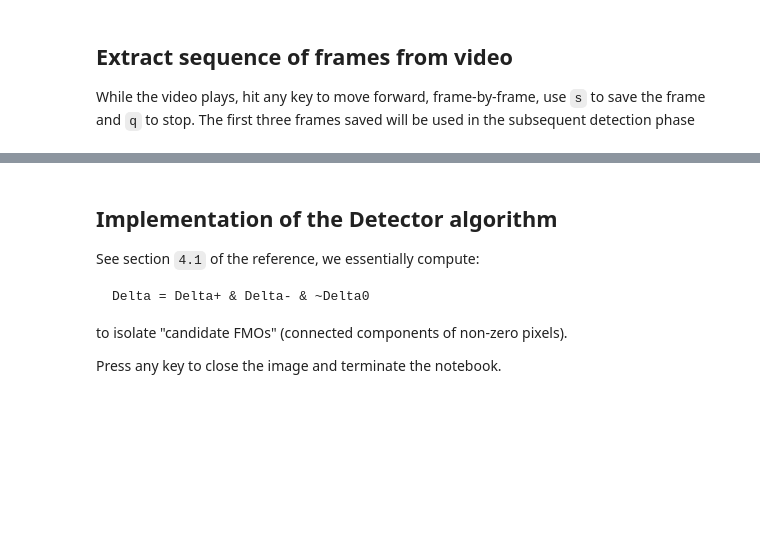
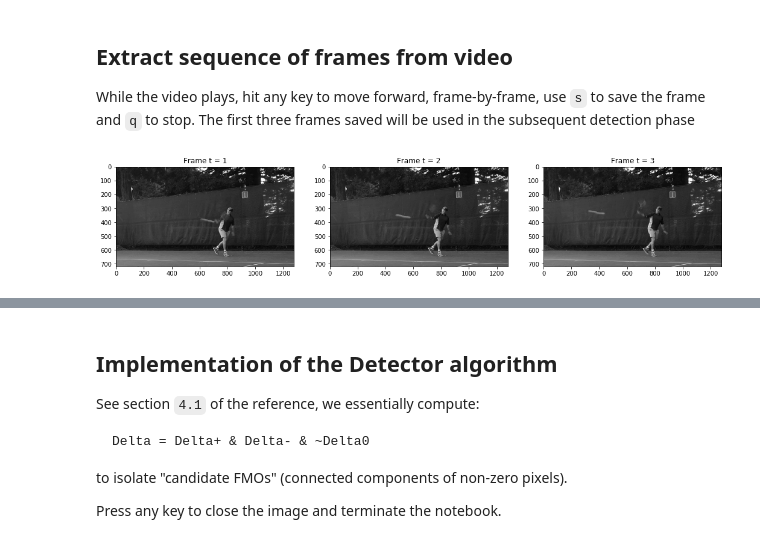
Before and after one commit to meharc/tensor, a Jupyter notebook: notebooks/Tennis & Palle.ipynb, the cells around one changed output, grey strips where cells are left out. Drawn from its saved outputs; the diff is of its cells as text; code cells hidden in the pictures; blank space fills up the shorter version.

```diff
--- a/notebooks/Tennis & Palle.ipynb
+++ b/notebooks/Tennis & Palle.ipynb
@@ -7,11 +7,16 @@ Initial implementation of the `detector` algorithm.
 # %%
 import cv2
 import math
+from matplotlib import pyplot as plt
 import numpy as np
 import os
+import time
+
+%matplotlib inline
 
 
-BASE = os.path.join(os.getenv('HOME'), 'Videos')
+# WARNING: This will only work if Jupyter is run from the `notebooks` directory.
+BASE = os.path.join('data', 'tennis')
 VIDEO = os.path.join(BASE, 'Tennis-Sep2016.mov')
 IMG_TEMPLATE = os.path.join(BASE, 'tennis-frame-{}.png')
 # %% [markdown]
@@ -40,20 +45,3 @@ def extract_img(video, img_name):
 # %%
 # Uncomment to extract fresh images to process.
 #extract_img(VIDEO, IMG_TEMPLATE)
-# %%
-images = [IMG_TEMPLATE.format(idx) for idx in range(1, 4)]
-
-im_tm1 = cv2.imread(images[0])
-im_t = cv2.imread(images[1])
-im_tp1 = cv2.imread(images[2])
-
-delta_plus = cv2.absdiff(im_t, im_tm1)
-delta_0 = cv2.absdiff(im_tp1, im_tm1)
-delta_minus = cv2.absdiff(im_t,im_tp1)
-
-cv2.imshow('delta_plus', delta_plus)
-cv2.imshow('delta_minus', delta_minus)
-cv2.imshow('delta_0', delta_0)
-
-cv2.waitKey(15000)
-cv2.destroyAllWindows()
@@ -67,0 +48,19 @@ def norm(img, row, col, channels=3):
+# %%
+# We read the images as grayscale so they are ready for thresholding functions.
+images = [cv2.imread(IMG_TEMPLATE.format(idx), cv2.IMREAD_GRAYSCALE)
+          for idx in range(1, 6)]
+fig = plt.figure(figsize=(18, 16), edgecolor='k')
+
+for t in range(1, 4):
+    plt.subplot(1, 3, t)
+    plt.imshow(images[t], 'gray')
+    plt.title("Frame t = {}".format(t))
+    im_tm1 = images[t - 1]
+    im_t = images[t]
+    im_tp1 = images[t + 1]
+
+    delta_plus = cv2.absdiff(im_t, im_tm1)
+    delta_0 = cv2.absdiff(im_tp1, im_tm1)
+    delta_minus = cv2.absdiff(im_t,im_tp1)
+# %% [output]
+[figure, added]
```
Also changed, not shown: parts of 12 cells of this notebook, 9 other files.
